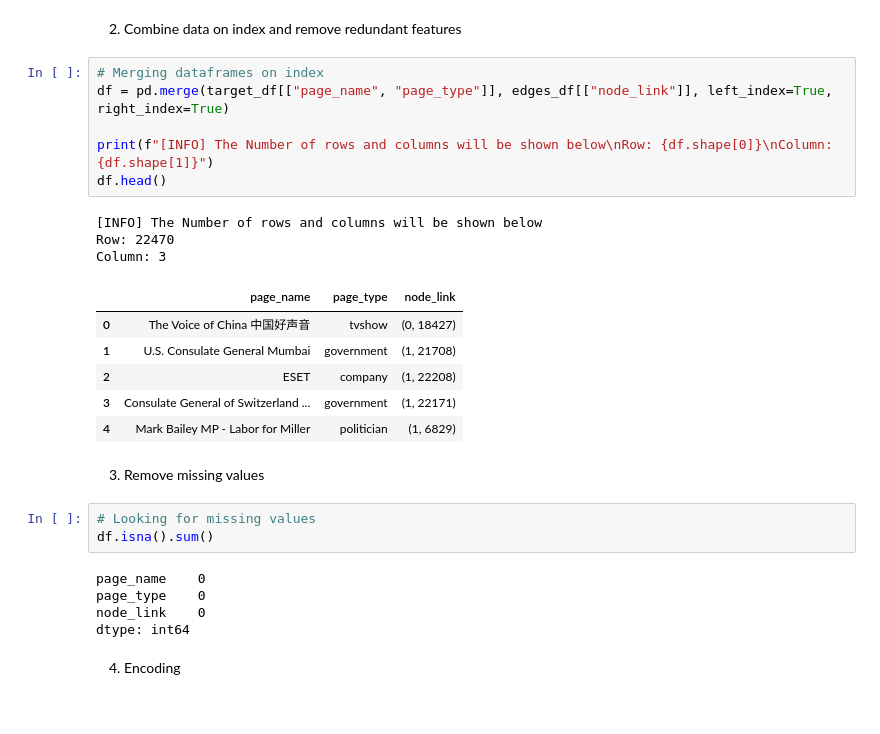
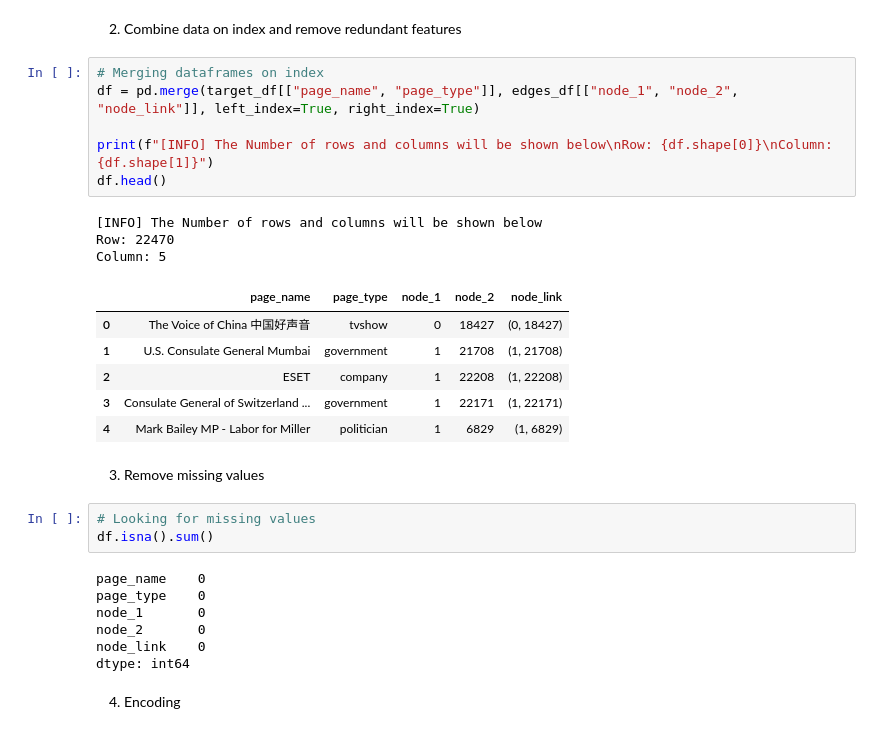
Before and after one commit to jeffersonzaki/Link-Prediction-Facebook-Pages, a Jupyter notebook: link_prediction.ipynb, the cells around one changed output. Drawn from its saved outputs; the diff is of its cells as text.

```diff
--- a/link_prediction.ipynb
+++ b/link_prediction.ipynb
@@ -209,20 +235,20 @@ edges_df.head()
 2. Combine data on index and remove redundant features
 # %%
 # Merging dataframes on index
-df = pd.merge(target_df[["page_name", "page_type"]], edges_df[["node_link"]], left_index=True, right_index=True)
+df = pd.merge(target_df[["page_name", "page_type"]], edges_df[["node_1", "node_2", "node_link"]], left_index=True, right_index=True)
 
 print(f"[INFO] The Number of rows and columns will be shown below\nRow: {df.shape[0]}\nColumn: {df.shape[1]}")
 df.head()
 # %% [output]
 [INFO] The Number of rows and columns will be shown below
 Row: 22470
-Column: 3
+Column: 5
-|  | page_name | page_type | node_link |
-| 0 | The Voice of China 中国好声音 | tvshow | (0, 18427) |
-| 1 | U.S. Consulate General Mumbai | government | (1, 21708) |
-| 2 | ESET | company | (1, 22208) |
-| 3 | Consulate General of Switzerland ... | government | (1, 22171) |
-| 4 | Mark Bailey MP - Labor for Miller | politician | (1, 6829) |
+|  | page_name | page_type | node_1 | node_2 | node_link |
+| 0 | The Voice of China 中国好声音 | tvshow | 0 | 18427 | (0, 18427) |
+| 1 | U.S. Consulate General Mumbai | government | 1 | 21708 | (1, 21708) |
+| 2 | ESET | company | 1 | 22208 | (1, 22208) |
+| 3 | Consulate General of Switzerland ... | government | 1 | 22171 | (1, 22171) |
+| 4 | Mark Bailey MP - Labor for Miller | politician | 1 | 6829 | (1, 6829) |
 # %% [markdown]
 3. Remove missing values
 # %%
@@ -231,6 +257,8 @@ df.isna().sum()
 # %% [output]
 page_name    0
 page_type    0
+node_1       0
+node_2       0
 node_link    0
 dtype: int64
 # %% [markdown]
```
Also changed, not shown: parts of 41 cells of this notebook.
